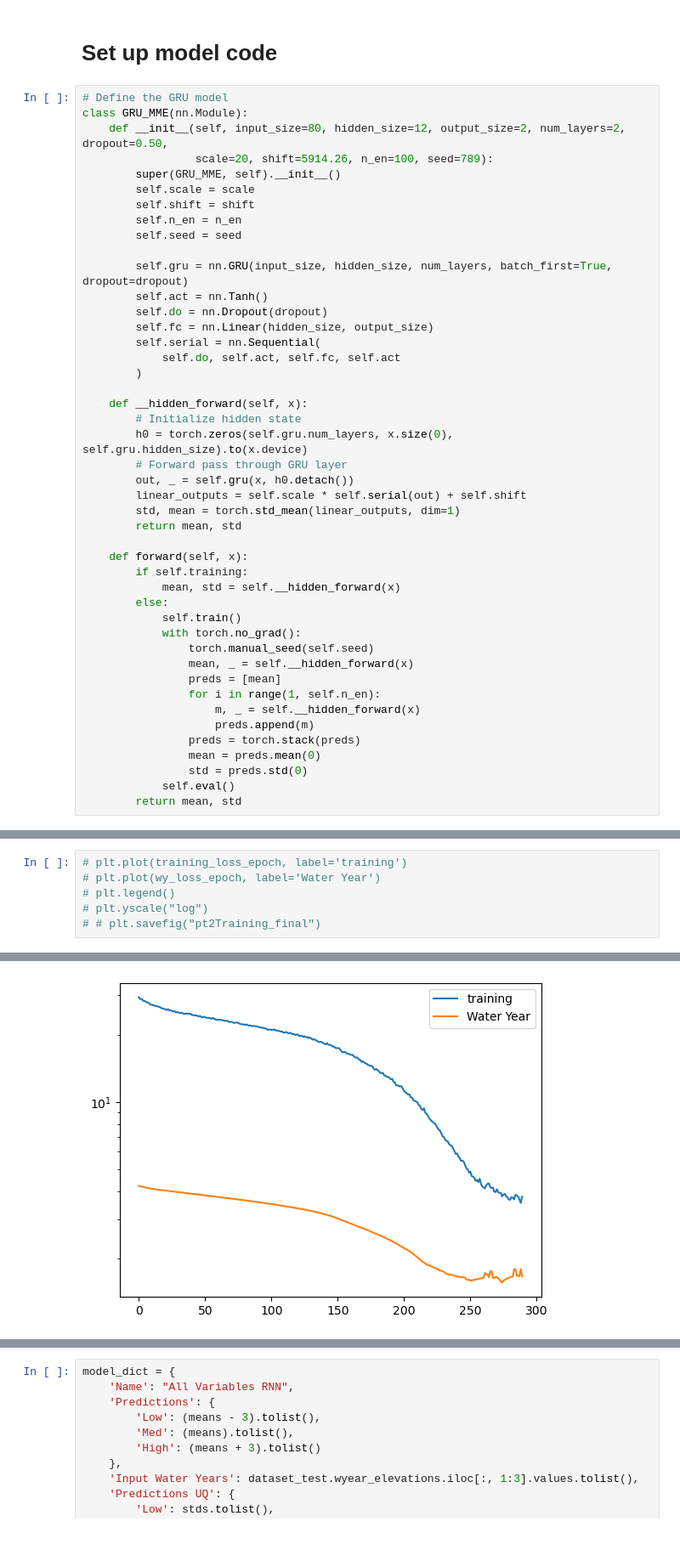
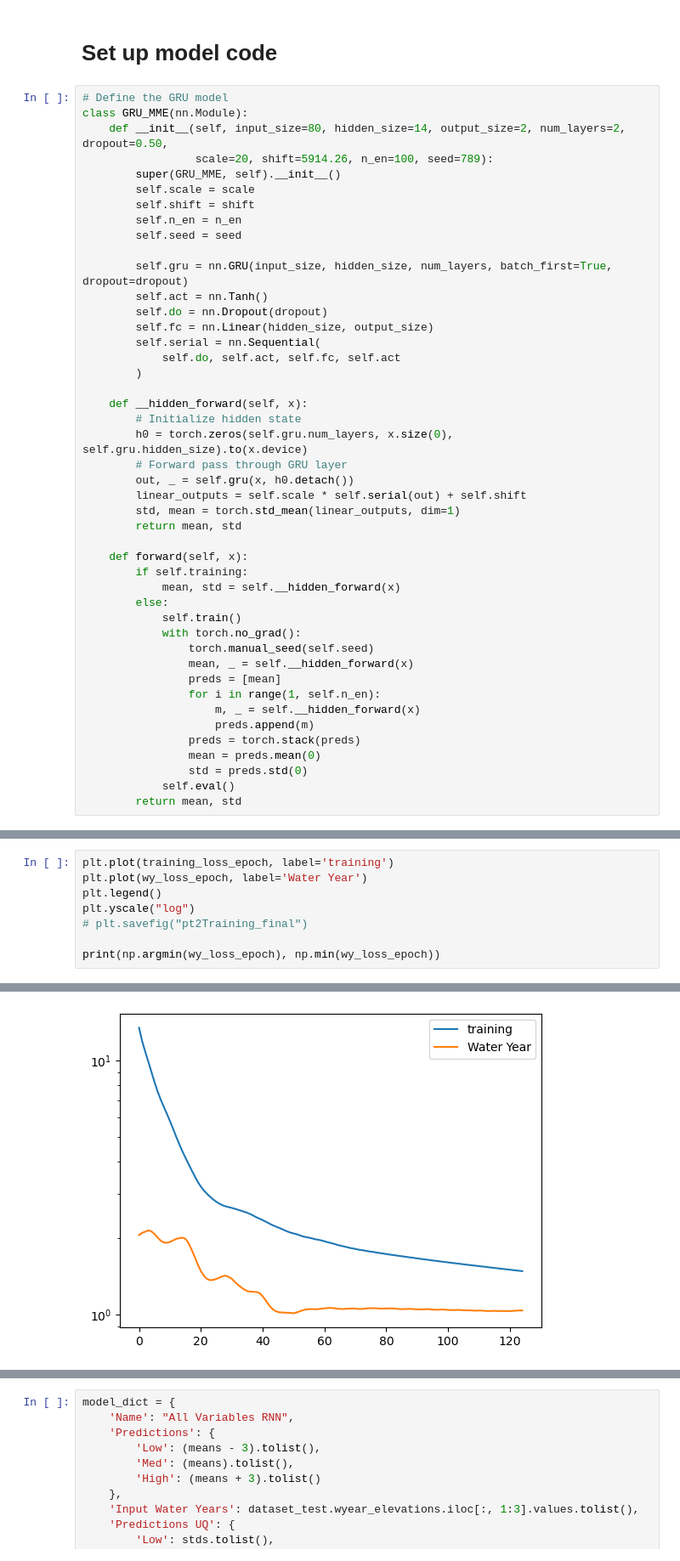
Before and after one commit to scoutiii/BearLakeData, a Jupyter notebook: Model.ipynb, the cells around one changed output, grey strips where cells are left out. Shown at 85% size. Cells and saved outputs as stored; diff of their text form.

Commit message:
Final testing model architectures and regimes finalized. Up next train full model

```diff
--- a/Model.ipynb
+++ b/Model.ipynb
@@ -252,7 +260,7 @@ class BearLakeWaterYear(Dataset):
 # %%
 # Define the GRU model
 class GRU_MME(nn.Module):
-    def __init__(self, input_size=80, hidden_size=12, output_size=2, num_layers=2, dropout=0.50,
+    def __init__(self, input_size=80, hidden_size=14, output_size=2, num_layers=2, dropout=0.50,
                  scale=20, shift=5914.26, n_en=100, seed=789):
         super(GRU_MME, self).__init__()
         self.scale = scale
@@ -530,7 +529,9 @@ These seem to be the best model parameters so far.
 # %%
-# plt.plot(training_loss_epoch, label='training')
-# plt.plot(wy_loss_epoch, label='Water Year')
-# plt.legend()
-# plt.yscale("log")
-# # plt.savefig("pt2Training_final")
+plt.plot(training_loss_epoch, label='training')
+plt.plot(wy_loss_epoch, label='Water Year')
+plt.legend()
+plt.yscale("log")
+# plt.savefig("pt2Training_final")
+
+print(np.argmin(wy_loss_epoch), np.min(wy_loss_epoch))
 # %% [output]
@@ -537,4 +539,4 @@ These seem to be the best model parameters so far.
-[figure, old version]
+[figure, new version]
 # %%
 n_test_years = 5
 period = (n_test_years+2)*365+2
```
Also changed, not shown: parts of 9 cells of this notebook, 2 other files.
